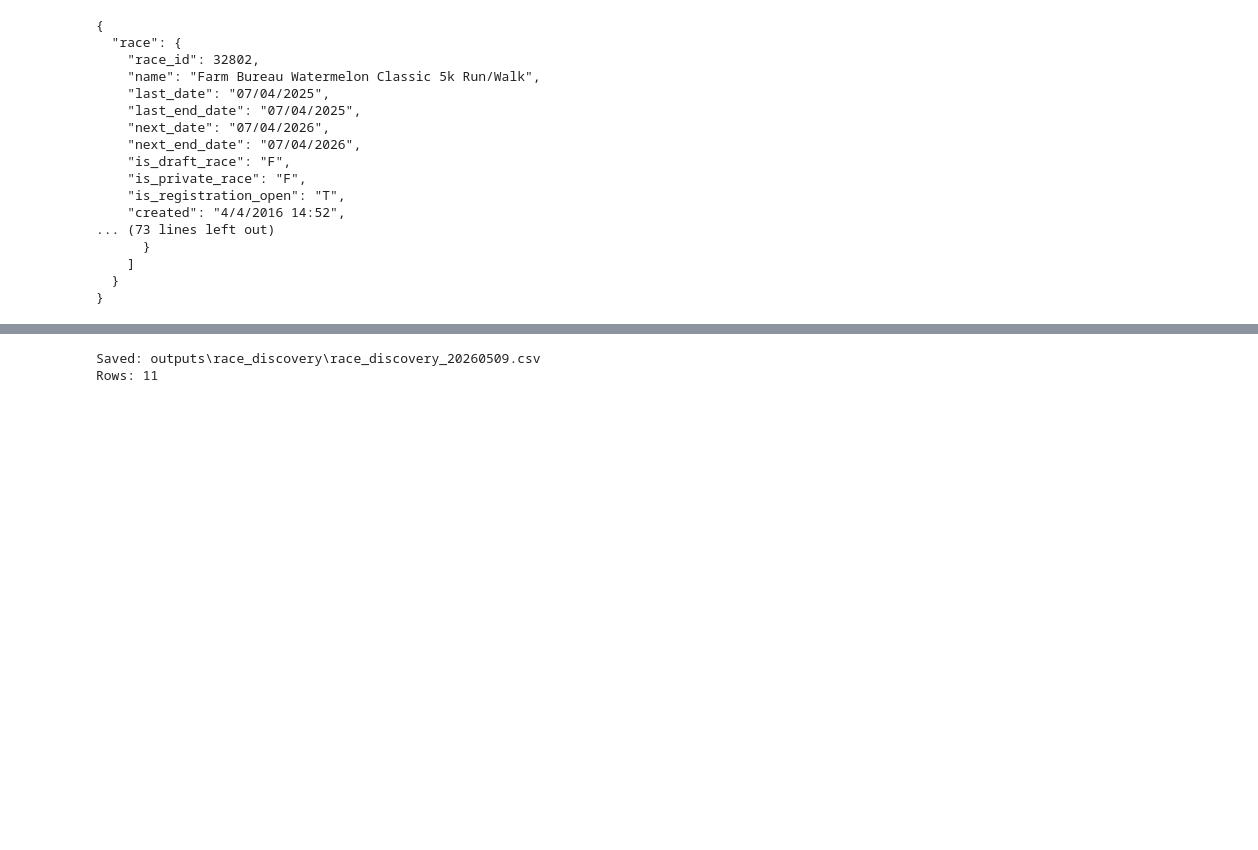
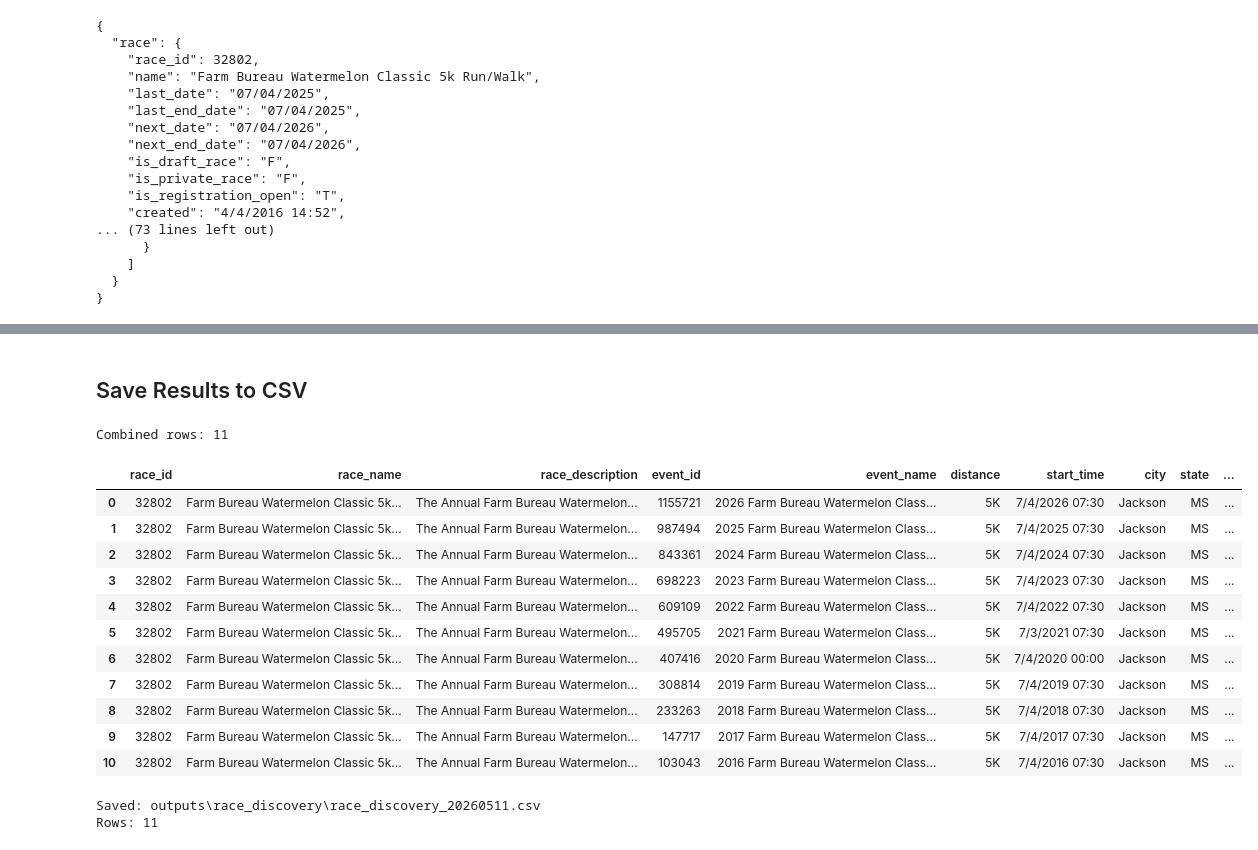
Before and after one commit to ben-strideforecast/sf-analysis, a Jupyter notebook: race_results/race_discovery.ipynb, the cells around one changed output, grey strips where cells are left out. Saved outputs shown, nothing was run; the diff lists cells and outputs as text; code cells hidden in the pictures; blank space fills up the shorter version.

```diff
--- a/race_results/race_discovery.ipynb
+++ b/race_results/race_discovery.ipynb
@@ -249,10 +301,49 @@ else:
+# %% [markdown]
+## Save Results to CSV
+# %%
+race_meta = (
+    df[['race_id', 'city', 'state', 'zipcode', 'race_url']]
+    .drop_duplicates('race_id')
+)
+
+df_combined = (
+    df_events
+    .merge(race_meta, on='race_id', how='left')
+    .merge(df_result_sets[['event_id', 'result_set_id', 'result_set_name']], on='event_id', how='left')
+)
+
+df_combined = df_combined[[
+    'race_id', 'race_name', 'race_description', 'event_id', 'event_name',
+    'distance', 'start_time', 'city', 'state', 'zipcode',
+    'race_url', 'result_set_id', 'result_set_name'
+]]
+
+df_combined['result_set_id'] = df_combined['result_set_id'].fillna('').astype(str).str.replace(r'\.0$', '', regex=True)
+df_combined['result_set_name'] = df_combined['result_set_name'].fillna('')
+
+print(f'Combined rows: {len(df_combined)}')
+df_combined
+# %% [output]
+Combined rows: 11
+|  | race_id | race_name | race_description | event_id | event_name | distance | start_time | city | state | ... |
+| 0 | 32802 | Farm Bureau Watermelon Classic 5k... | The Annual Farm Bureau Watermelon... | 1155721 | 2026 Farm Bureau Watermelon Class... | 5K | 7/4/2026 07:30 | Jackson | MS | ... |
+| 1 | 32802 | Farm Bureau Watermelon Classic 5k... | The Annual Farm Bureau Watermelon... | 987494 | 2025 Farm Bureau Watermelon Class... | 5K | 7/4/2025 07:30 | Jackson | MS | ... |
+| 2 | 32802 | Farm Bureau Watermelon Classic 5k... | The Annual Farm Bureau Watermelon... | 843361 | 2024 Farm Bureau Watermelon Class... | 5K | 7/4/2024 07:30 | Jackson | MS | ... |
+| 3 | 32802 | Farm Bureau Watermelon Classic 5k... | The Annual Farm Bureau Watermelon... | 698223 | 2023 Farm Bureau Watermelon Class... | 5K | 7/4/2023 07:30 | Jackson | MS | ... |
+| 4 | 32802 | Farm Bureau Watermelon Classic 5k... | The Annual Farm Bureau Watermelon... | 609109 | 2022 Farm Bureau Watermelon Class... | 5K | 7/4/2022 07:30 | Jackson | MS | ... |
+| 5 | 32802 | Farm Bureau Watermelon Classic 5k... | The Annual Farm Bureau Watermelon... | 495705 | 2021 Farm Bureau Watermelon Class... | 5K | 7/3/2021 07:30 | Jackson | MS | ... |
+| 6 | 32802 | Farm Bureau Watermelon Classic 5k... | The Annual Farm Bureau Watermelon... | 407416 | 2020 Farm Bureau Watermelon Class... | 5K | 7/4/2020 00:00 | Jackson | MS | ... |
+| 7 | 32802 | Farm Bureau Watermelon Classic 5k... | The Annual Farm Bureau Watermelon... | 308814 | 2019 Farm Bureau Watermelon Class... | 5K | 7/4/2019 07:30 | Jackson | MS | ... |
+| 8 | 32802 | Farm Bureau Watermelon Classic 5k... | The Annual Farm Bureau Watermelon... | 233263 | 2018 Farm Bureau Watermelon Class... | 5K | 7/4/2018 07:30 | Jackson | MS | ... |
+| 9 | 32802 | Farm Bureau Watermelon Classic 5k... | The Annual Farm Bureau Watermelon... | 147717 | 2017 Farm Bureau Watermelon Class... | 5K | 7/4/2017 07:30 | Jackson | MS | ... |
+| 10 | 32802 | Farm Bureau Watermelon Classic 5k... | The Annual Farm Bureau Watermelon... | 103043 | 2016 Farm Bureau Watermelon Class... | 5K | 7/4/2016 07:30 | Jackson | MS | ... |
 # %%
 today = date.today().strftime('%Y%m%d')
 filename = OUTPUT_DIR / f'race_discovery_{today}.csv'
 
-df_events.to_csv(filename, index=False)
+df_combined.to_csv(filename, index=False)
 print(f'Saved: {filename}')
-print(f'Rows: {len(df_events)}')
+print(f'Rows: {len(df_combined)}')
 # %% [output]
-Saved: outputs\race_discovery\race_discovery_20260509.csv
+Saved: outputs\race_discovery\race_discovery_20260511.csv
 Rows: 11
```
Also changed, not shown: parts of 4 cells of this notebook, 3 other files.
